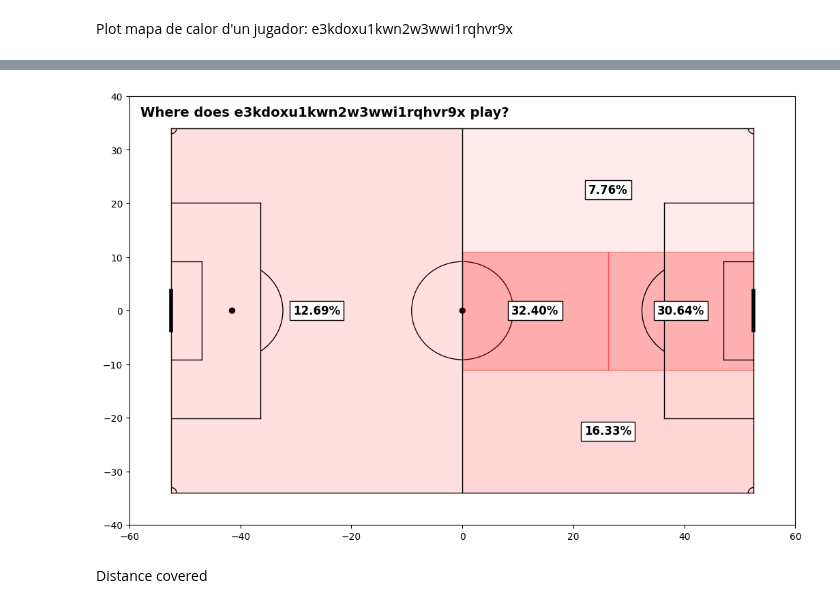
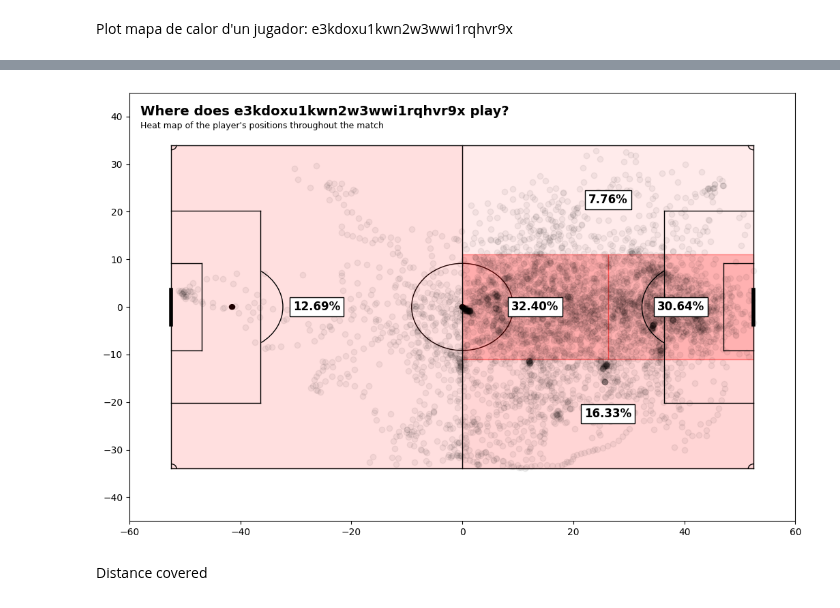
Before and after one commit to GabrielGausachs/OptaChallenge_Clustering_Player_Styles, a Jupyter notebook: utils/testing_tracking.ipynb, the cells around one changed output, grey strips where cells are left out. Drawn from its saved outputs; the diff is of its cells as text; code cells hidden in the pictures.

Commit message:
heat map with points

```diff
--- a/utils/testing_tracking.ipynb
+++ b/utils/testing_tracking.ipynb
@@ -190,7 +190,8 @@ def draw_pitch(
   ax,
   color='black',
   lw=1,
-  player_pct = None
+  player_pct = None,
+  player_pos = None
 ):
    """
    Matplotlib implementation of a pitch
@@ -282,7 +283,7 @@ def draw_pitch(
    ax.text(0 + 26.25 / 2, -11 + 22 / 2, '{:.2%}'.format(player_pct['center_down %'].values[0]), ha='center', va='center', color='black', fontsize=12, fontweight='bold',bbox=bbox_props)
    ax.text(-52.5 + 52.5 / 2, -34 + 68 / 2, '{:.2%}'.format(player_pct['defensive %'].values[0]), ha='center', va='center', color='black', fontsize=12, fontweight='bold',bbox=bbox_props)
 
-
+   ax.scatter(player_pos['pos_x'], player_pos['pos_y'], color='black', marker='o',alpha=0.05)
 
    ##### new
    ax.add_artist(Arc((PITCH_MIN_X + 11, 0),
@@ -311,6 +312,9 @@ player_pct = pos_pct_total[pos_pct_total['player_id']=='e3kdoxu1kwn2w3wwi1rqhvr9
 player_pos = df_pos[df_pos['player_id']=='e3kdoxu1kwn2w3wwi1rqhvr9x']
 display(player_pct)
 display(player_pos)
+player_pos_decimated = player_pos.iloc[::30, :]
+player_pos_decimated = player_pos_decimated[player_pos_decimated['pos_x']<52.5]
+print(player_pos_decimated.shape)
 # %% [output]
 |  | player_id | ofensive % | defensive % | left_wing % | right_wing % | center_up % | center_down % |
 | 27 | e3kdoxu1kwn2w3wwi1rqhvr9x | 0.873076 | 0.126924 | 0.163343 | 0.077617 | 0.306409 | 0.323981 |
@@ -330,16 +335,17 @@ display(player_pos)
 # %%
 plt.figure(figsize=(12*1.05, 12*0.68), frameon=False, facecolor='white')
-draw_pitch(plt.gca(),'black',1,player_pct)
+draw_pitch(plt.gca(),'black',1,player_pct,player_pos_decimated)
 
-plt.text(-58, 37, 'Where does e3kdoxu1kwn2w3wwi1rqhvr9x play?', color='black', va='center', ha='left', fontsize=14, fontweight='bold')
+plt.text(-58, 41, 'Where does e3kdoxu1kwn2w3wwi1rqhvr9x play?', color='black', va='center', ha='left', fontsize=14, fontweight='bold')
+plt.text(-58, 38, "Heat map of the player's positions throughout the match", color='black', va='center', ha='left', fontsize=9)
 
 plt.xlim(-60, 60)
-plt.ylim(-40, 40)
+plt.ylim(-45, 45)
 
 
 plt.show()
 # %% [output]
-[figure, old version]
+[figure, new version]
 # %% [markdown]
 Distance covered
 # %%
```
Also changed, not shown: parts of 1 cell of this notebook, 1 other file.
